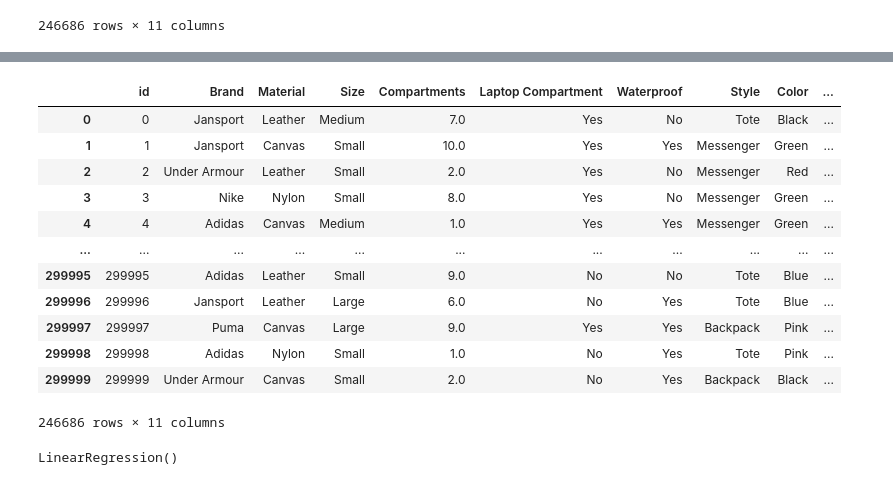
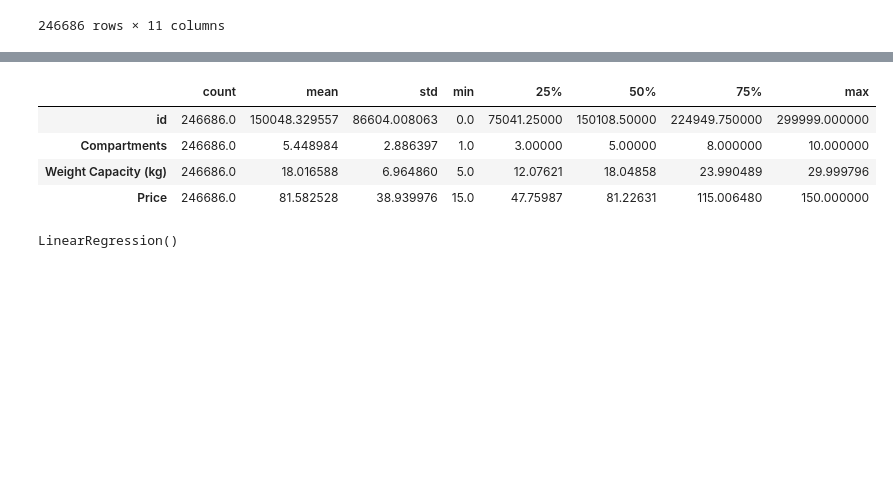
Before and after one commit to vivekkr1809/kaggle_playground, a Jupyter notebook: S5Ep2/backpack_notebook.ipynb, the cells around one changed output, grey strips where cells are left out. Cells and saved outputs as stored; diff of their text form; code cells hidden in the pictures; blank space fills up the shorter version.

```diff
--- a/S5Ep2/backpack_notebook.ipynb
+++ b/S5Ep2/backpack_notebook.ipynb
@@ -287,18 +302,10 @@ ValueError: The truth value of a Series is ambiguous. Use a.empty, a.bool(), a.i
 # %%
-dropped_train
+dropped_train.describe().T
 # %% [output]
-|  | id | Brand | Material | Size | Compartments | Laptop Compartment | Waterproof | Style | Color | ... |
-| 0 | 0 | Jansport | Leather | Medium | 7.0 | Yes | No | Tote | Black | ... |
-| 1 | 1 | Jansport | Canvas | Small | 10.0 | Yes | Yes | Messenger | Green | ... |
-| 2 | 2 | Under Armour | Leather | Small | 2.0 | Yes | No | Messenger | Red | ... |
-| 3 | 3 | Nike | Nylon | Small | 8.0 | Yes | No | Messenger | Green | ... |
-| 4 | 4 | Adidas | Canvas | Medium | 1.0 | Yes | Yes | Messenger | Green | ... |
-| ... | ... | ... | ... | ... | ... | ... | ... | ... | ... | ... |
-| 299995 | 299995 | Adidas | Leather | Small | 9.0 | No | No | Tote | Blue | ... |
-| 299996 | 299996 | Jansport | Leather | Large | 6.0 | No | Yes | Tote | Blue | ... |
-| 299997 | 299997 | Puma | Canvas | Large | 9.0 | Yes | Yes | Backpack | Pink | ... |
-| 299998 | 299998 | Adidas | Nylon | Small | 1.0 | No | Yes | Tote | Pink | ... |
-| 299999 | 299999 | Under Armour | Canvas | Small | 2.0 | No | Yes | Backpack | Black | ... |
+|  | count | mean | std | min | 25% | 50% | 75% | max |
+| id | 246686.0 | 150048.329557 | 86604.008063 | 0.0 | 75041.25000 | 150108.50000 | 224949.750000 | 299999.000000 |
+| Compartments | 246686.0 | 5.448984 | 2.886397 | 1.0 | 3.00000 | 5.00000 | 8.000000 | 10.000000 |
+| Weight Capacity (kg) | 246686.0 | 18.016588 | 6.964860 | 5.0 | 12.07621 | 18.04858 | 23.990489 | 29.999796 |
+| Price | 246686.0 | 81.582528 | 38.939976 | 15.0 | 47.75987 | 81.22631 | 115.006480 | 150.000000 |
-246686 rows × 11 columns
 # %%
 y_train_jansport = jansport_data.pop("Price").values
```
Also changed, not shown: parts of 32 cells of this notebook, 2 other files.
